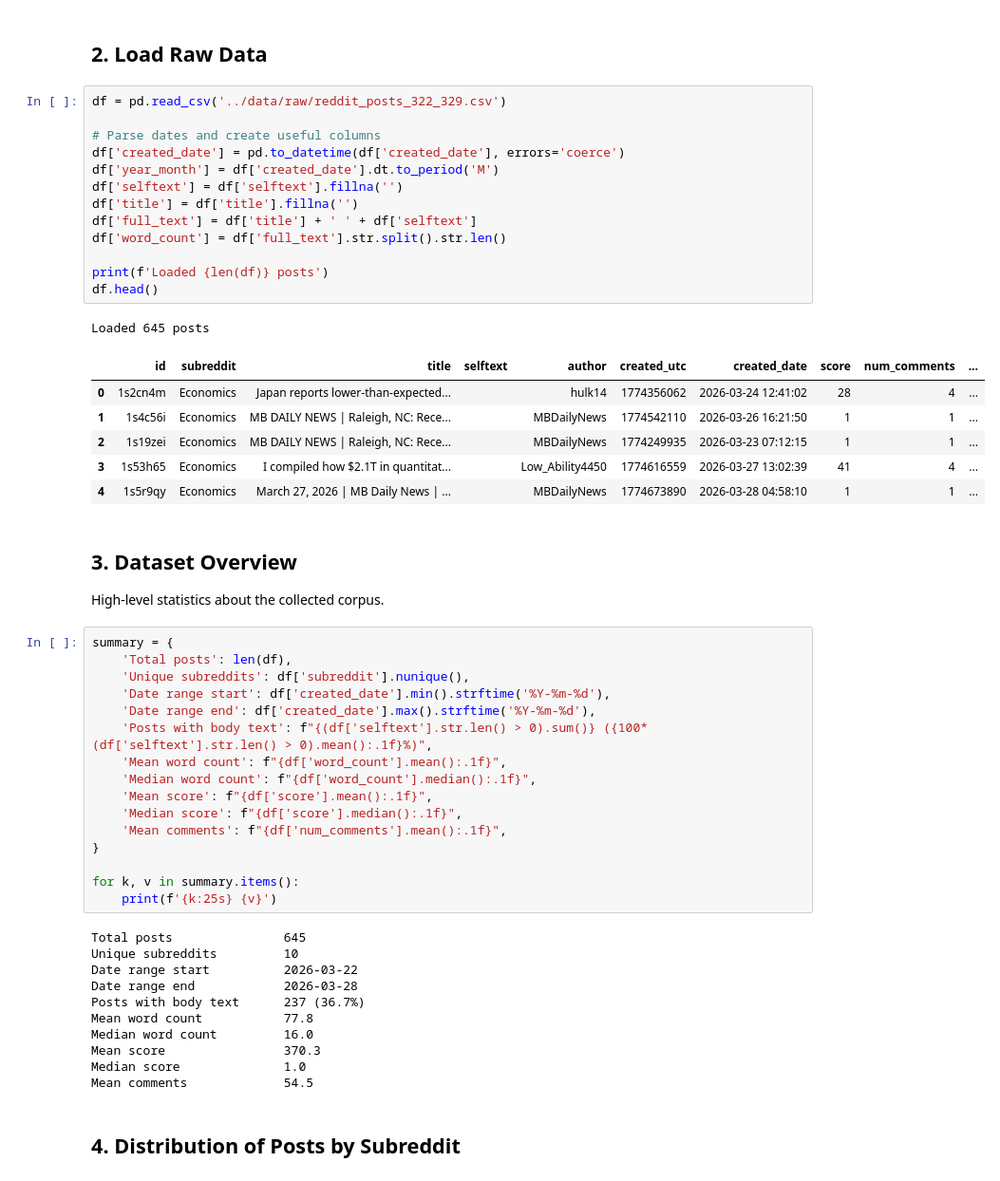
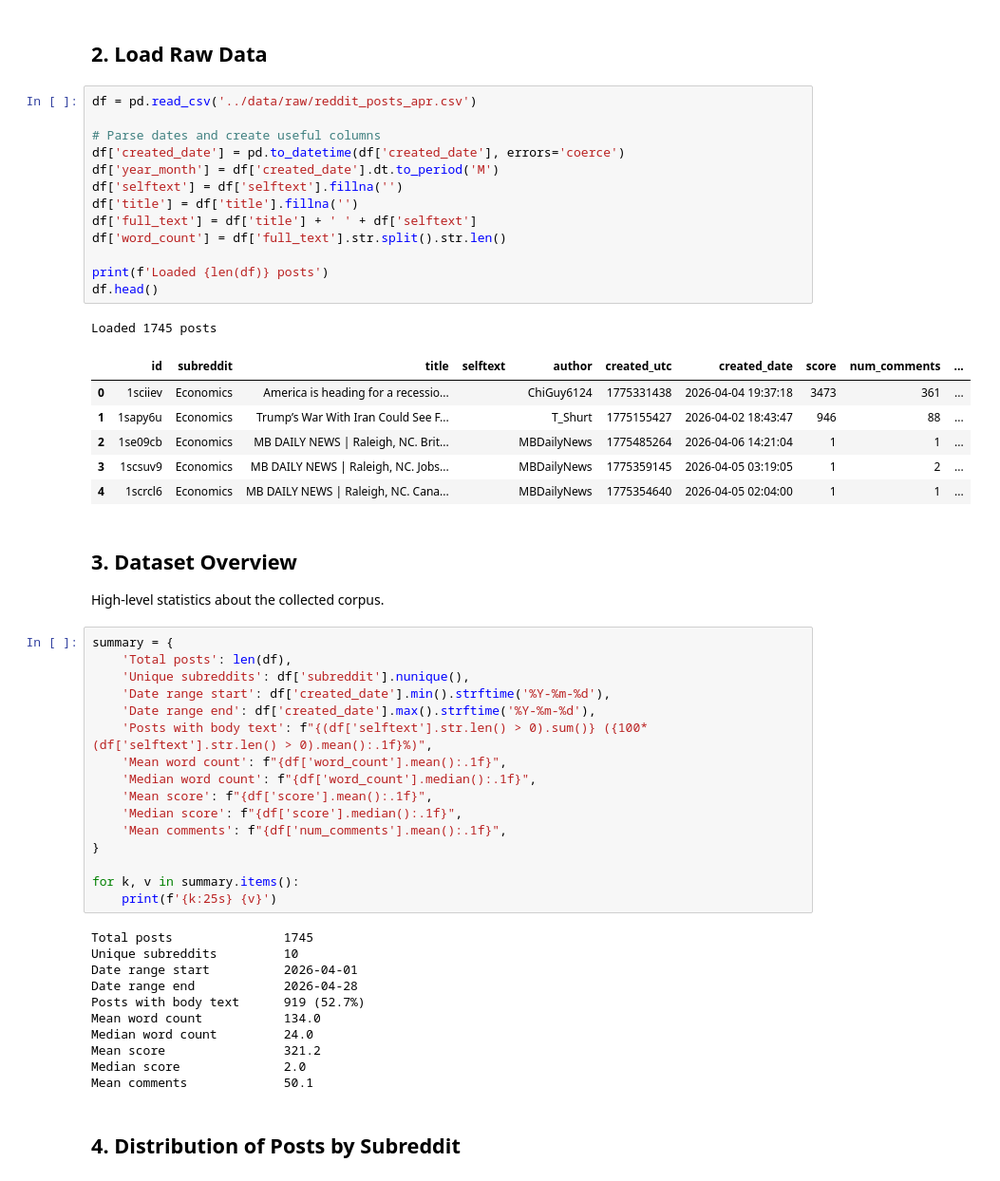
Before and after one commit to rjguhl/CS410-FinalProject, a Jupyter notebook: notebooks/reddit_eda.ipynb, the cells around one changed output. Shown at 95% size. Drawn from its saved outputs; the diff is of its cells as text.

```diff
--- a/notebooks/reddit_eda.ipynb
+++ b/notebooks/reddit_eda.ipynb
@@ -47,26 +47,26 @@ Setup complete.
 # %% [markdown]
 ## 2. Load Raw Data
 # %%
-df = pd.read_csv('../data/raw/reddit_posts_322_329.csv')
+df = pd.read_csv('../data/raw/reddit_posts_apr.csv')
 
 # Parse dates and create useful columns
 df['created_date'] = pd.to_datetime(df['created_date'], errors='coerce')
 df['year_month'] = df['created_date'].dt.to_period('M')
 df['selftext'] = df['selftext'].fillna('')
 df['title'] = df['title'].fillna('')
 df['full_text'] = df['title'] + ' ' + df['selftext']
 df['word_count'] = df['full_text'].str.split().str.len()
 
 print(f'Loaded {len(df)} posts')
 df.head()
 # %% [output]
-Loaded 645 posts
+Loaded 1745 posts
 |  | id | subreddit | title | selftext | author | created_utc | created_date | score | num_comments | ... |
-| 0 | 1s2cn4m | Economics | Japan reports lower-than-expected... |  | hulk14 | 1774356062 | 2026-03-24 12:41:02 | 28 | 4 | ... |
-| 1 | 1s4c56i | Economics | MB DAILY NEWS | Raleigh, NC: Rece... |  | MBDailyNews | 1774542110 | 2026-03-26 16:21:50 | 1 | 1 | ... |
-| 2 | 1s19zei | Economics | MB DAILY NEWS | Raleigh, NC: Rece... |  | MBDailyNews | 1774249935 | 2026-03-23 07:12:15 | 1 | 1 | ... |
-| 3 | 1s53h65 | Economics | I compiled how $2.1T in quantitat... |  | Low_Ability4450 | 1774616559 | 2026-03-27 13:02:39 | 41 | 4 | ... |
-| 4 | 1s5r9qy | Economics | March 27, 2026 | MB Daily News | ... |  | MBDailyNews | 1774673890 | 2026-03-28 04:58:10 | 1 | 1 | ... |
+| 0 | 1sciiev | Economics | America is heading for a recessio... |  | ChiGuy6124 | 1775331438 | 2026-04-04 19:37:18 | 3473 | 361 | ... |
+| 1 | 1sapy6u | Economics | Trump’s War With Iran Could See F... |  | T_Shurt | 1775155427 | 2026-04-02 18:43:47 | 946 | 88 | ... |
+| 2 | 1se09cb | Economics | MB DAILY NEWS | Raleigh, NC. Brit... |  | MBDailyNews | 1775485264 | 2026-04-06 14:21:04 | 1 | 1 | ... |
+| 3 | 1scsuv9 | Economics | MB DAILY NEWS | Raleigh, NC. Jobs... |  | MBDailyNews | 1775359145 | 2026-04-05 03:19:05 | 1 | 2 | ... |
+| 4 | 1scrcl6 | Economics | MB DAILY NEWS | Raleigh, NC. Cana... |  | MBDailyNews | 1775354640 | 2026-04-05 02:04:00 | 1 | 1 | ... |
 # %% [markdown]
 ## 3. Dataset Overview
 High-level statistics about the collected corpus.
@@ -87,16 +87,16 @@ summary = {
 for k, v in summary.items():
     print(f'{k:25s} {v}')
 # %% [output]
-Total posts               645
+Total posts               1745
 Unique subreddits         10
-Date range start          2026-03-22
-Date range end            2026-03-28
-Posts with body text      237 (36.7%)
-Mean word count           77.8
-Median word count         16.0
-Mean score                370.3
-Median score              1.0
-Mean comments             54.5
+Date range start          2026-04-01
+Date range end            2026-04-28
+Posts with body text      919 (52.7%)
+Mean word count           134.0
+Median word count         24.0
+Mean score                321.2
+Median score              2.0
+Mean comments             50.1
 # %% [markdown]
 ## 4. Distribution of Posts by Subreddit
 # %%
```
Also changed, not shown: parts of 10 cells of this notebook, 14 other files.
